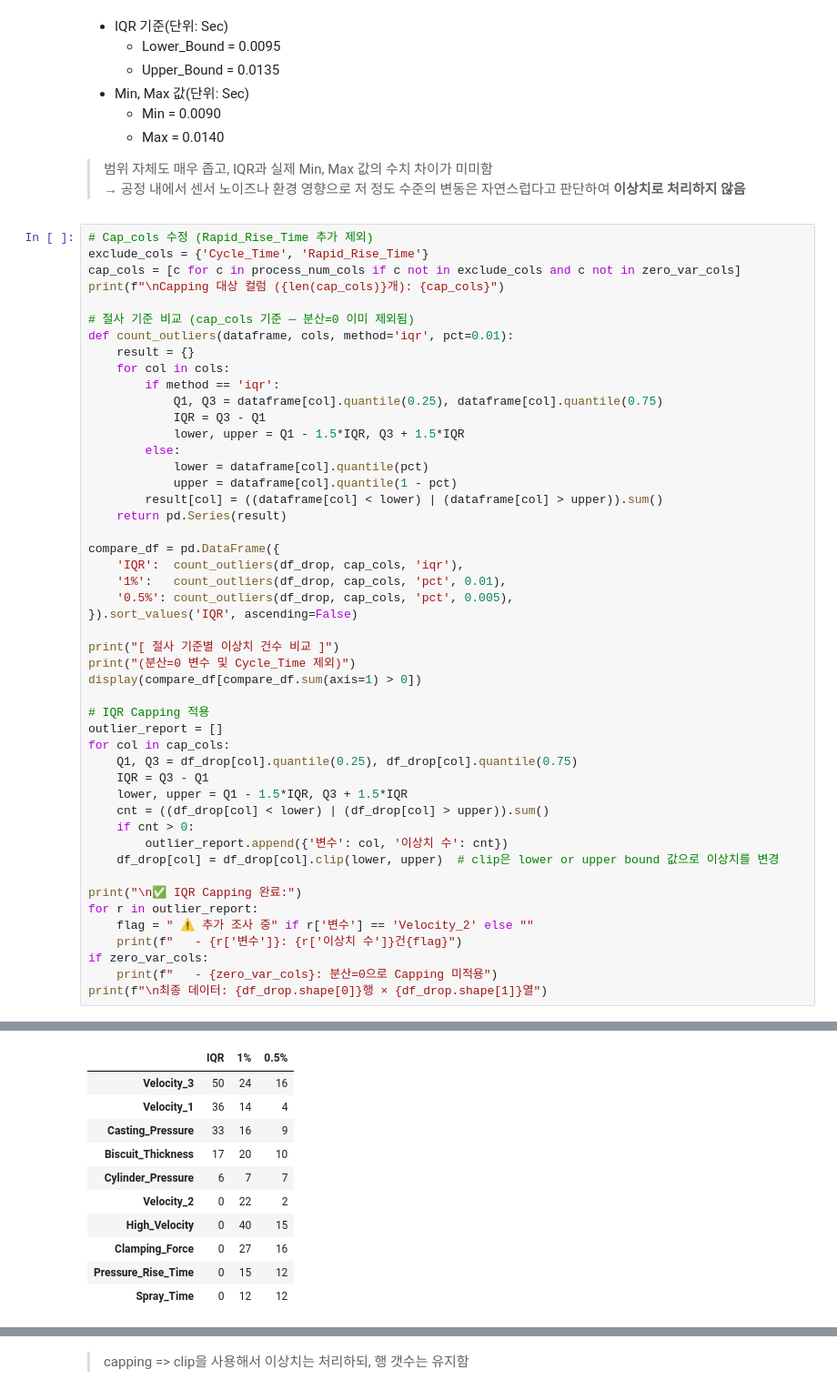
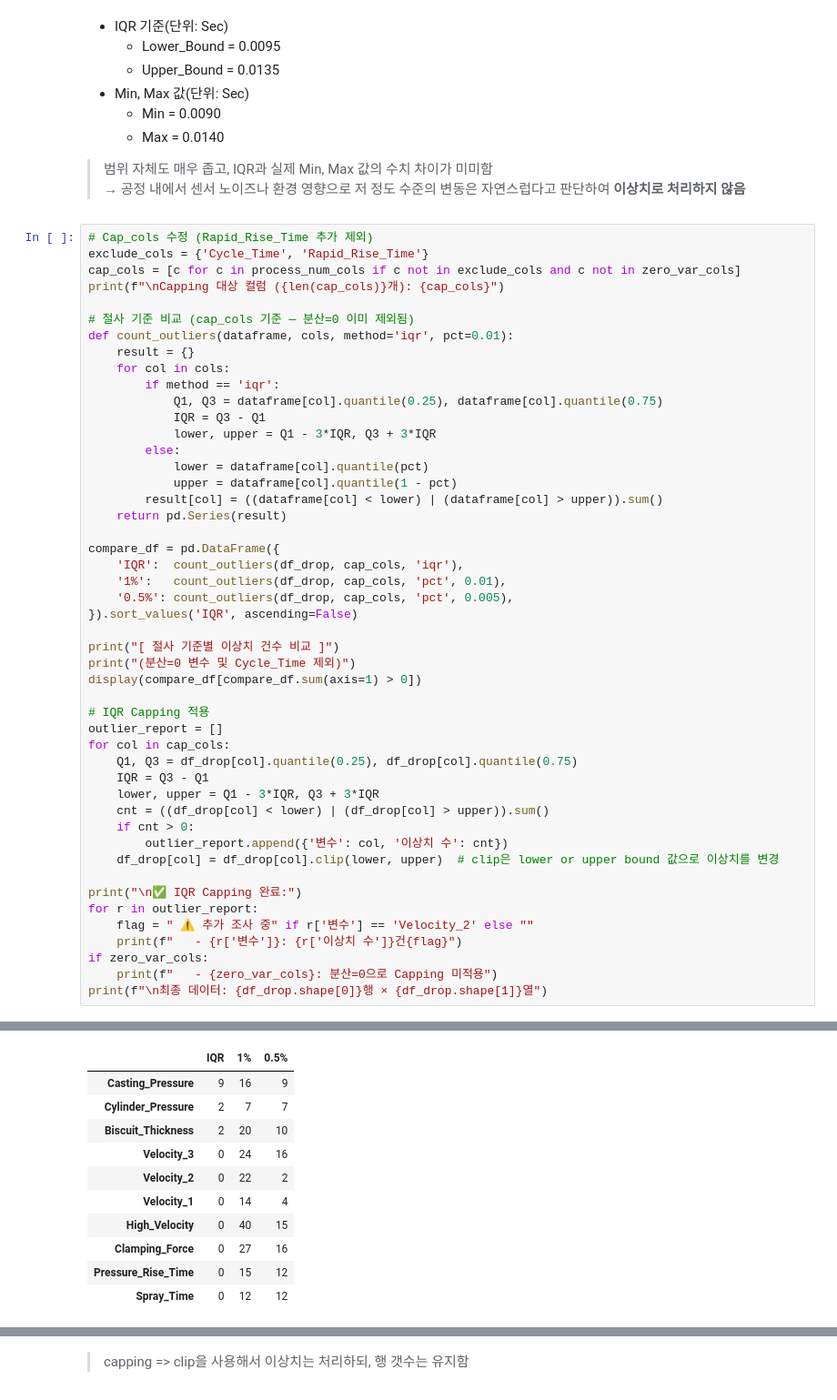
Before and after one commit to heeso0908/hotsix, a Jupyter notebook: notebooks/김희선/260304_Product_Type_2_eda.ipynb, the cells around one changed output, grey strips where cells are left out. Shown at 91% size. Drawn from its saved outputs; the diff is of its cells as text.

```diff
--- a/notebooks/김희선/260304_Product_Type_2_eda.ipynb
+++ b/notebooks/김희선/260304_Product_Type_2_eda.ipynb
@@ -396,7 +420,7 @@ def count_outliers(dataframe, cols, method='iqr', pct=0.01):
         if method == 'iqr':
             Q1, Q3 = dataframe[col].quantile(0.25), dataframe[col].quantile(0.75)
             IQR = Q3 - Q1
-            lower, upper = Q1 - 1.5*IQR, Q3 + 1.5*IQR
+            lower, upper = Q1 - 3*IQR, Q3 + 3*IQR
         else:
             lower = dataframe[col].quantile(pct)
             upper = dataframe[col].quantile(1 - pct)
@@ -408,40 +432,40 @@ compare_df = pd.DataFrame({
     '1%':   count_outliers(df_drop, cap_cols, 'pct', 0.01),
     '0.5%': count_outliers(df_drop, cap_cols, 'pct', 0.005),
 }).sort_values('IQR', ascending=False)
 
 print("[ 절사 기준별 이상치 건수 비교 ]")
 print("(분산=0 변수 및 Cycle_Time 제외)")
 display(compare_df[compare_df.sum(axis=1) > 0])
 
 # IQR Capping 적용
 outlier_report = []
 for col in cap_cols:
     Q1, Q3 = df_drop[col].quantile(0.25), df_drop[col].quantile(0.75)
     IQR = Q3 - Q1
-    lower, upper = Q1 - 1.5*IQR, Q3 + 1.5*IQR
+    lower, upper = Q1 - 3*IQR, Q3 + 3*IQR
     cnt = ((df_drop[col] < lower) | (df_drop[col] > upper)).sum()
     if cnt > 0:
         outlier_report.append({'변수': col, '이상치 수': cnt})
     df_drop[col] = df_drop[col].clip(lower, upper)  # clip은 lower or upper bound 값으로 이상치를 변경
 
 print("\n✅ IQR Capping 완료:")
 for r in outlier_report:
     flag = " ⚠️ 추가 조사 중" if r['변수'] == 'Velocity_2' else ""
     print(f"   - {r['변수']}: {r['이상치 수']}건{flag}")
 if zero_var_cols:
     print(f"   - {zero_var_cols}: 분산=0으로 Capping 미적용")
 print(f"\n최종 데이터: {df_drop.shape[0]}행 × {df_drop.shape[1]}열")
 # %% [output]
 Capping 대상 컬럼 (11개): ['Velocity_1', 'Velocity_2', 'Velocity_3', 'High_Velocity', 'Cylinder_Pressure', 'Biscuit_Thickness', 'Clamping_Force', 'Pressure_Rise_Time', 'Casting_Pressure', 'Spray_Time', 'Sp ...
 [ 절사 기준별 이상치 건수 비교 ]
 (분산=0 변수 및 Cycle_Time 제외)
 |  | IQR | 1% | 0.5% |
-| Velocity_3 | 50 | 24 | 16 |
-| Velocity_1 | 36 | 14 | 4 |
-| Casting_Pressure | 33 | 16 | 9 |
-| Biscuit_Thickness | 17 | 20 | 10 |
-| Cylinder_Pressure | 6 | 7 | 7 |
+| Casting_Pressure | 9 | 16 | 9 |
+| Cylinder_Pressure | 2 | 7 | 7 |
+| Biscuit_Thickness | 2 | 20 | 10 |
+| Velocity_3 | 0 | 24 | 16 |
 | Velocity_2 | 0 | 22 | 2 |
+| Velocity_1 | 0 | 14 | 4 |
 | High_Velocity | 0 | 40 | 15 |
 | Clamping_Force | 0 | 27 | 16 |
 | Pressure_Rise_Time | 0 | 15 | 12 |
```
Also changed, not shown: parts of 41 cells of this notebook, 25 other files.
